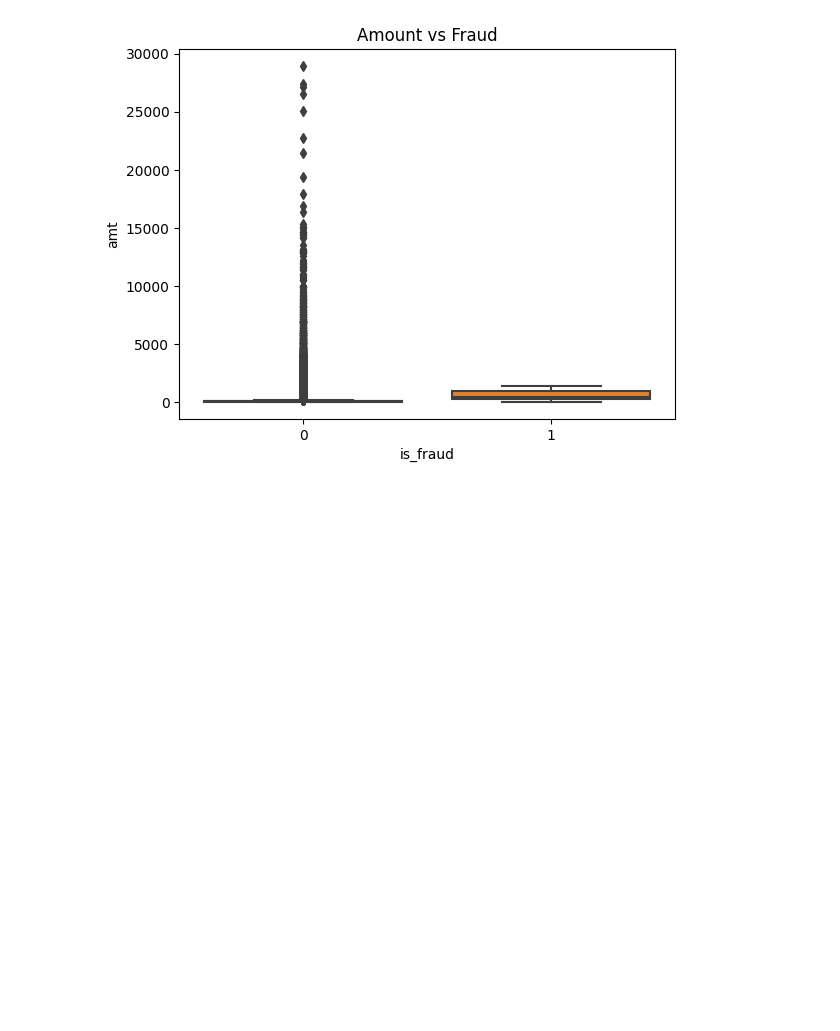
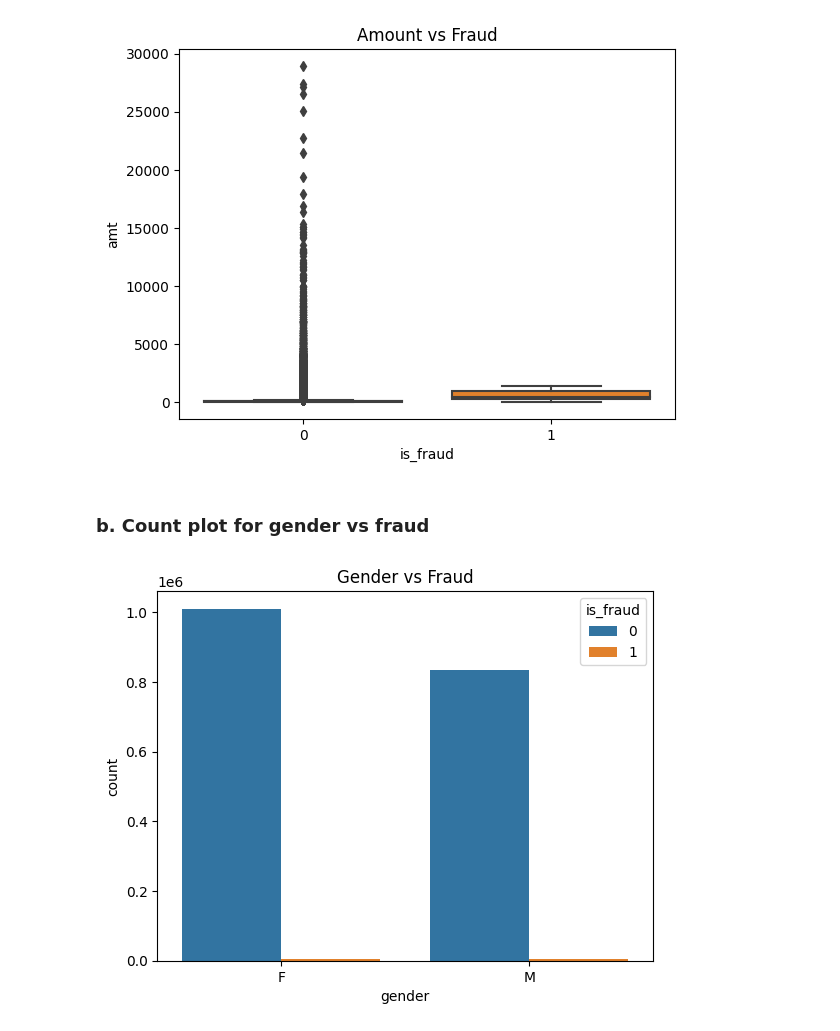
Before and after one commit to arthuralbarelli/ml-credit-card-fraud-detection, a Jupyter notebook: notebooks/credit_card_fraud_exploratory_analysis.ipynb, the cells around one changed output. Cells and saved outputs as stored; diff of their text form; code cells hidden in the pictures; blank space fills up the shorter version.

Commit message:
feat(notebooks): Add bar plot of fraud per gender

```diff
--- a/notebooks/credit_card_fraud_exploratory_analysis.ipynb
+++ b/notebooks/credit_card_fraud_exploratory_analysis.ipynb
@@ -195,3 +195,11 @@ plt.title("Amount vs Fraud")
 plt.show()
 # %% [output]
 [figure]
+# %% [markdown]
+### b. Count plot for gender vs fraud
+# %%
+sns.countplot(x='gender', hue='is_fraud', data=fraud_data)
+plt.title("Gender vs Fraud")
+plt.show()
+# %% [output]
+[figure, added]
```
Also changed, not shown: 1 other file.
